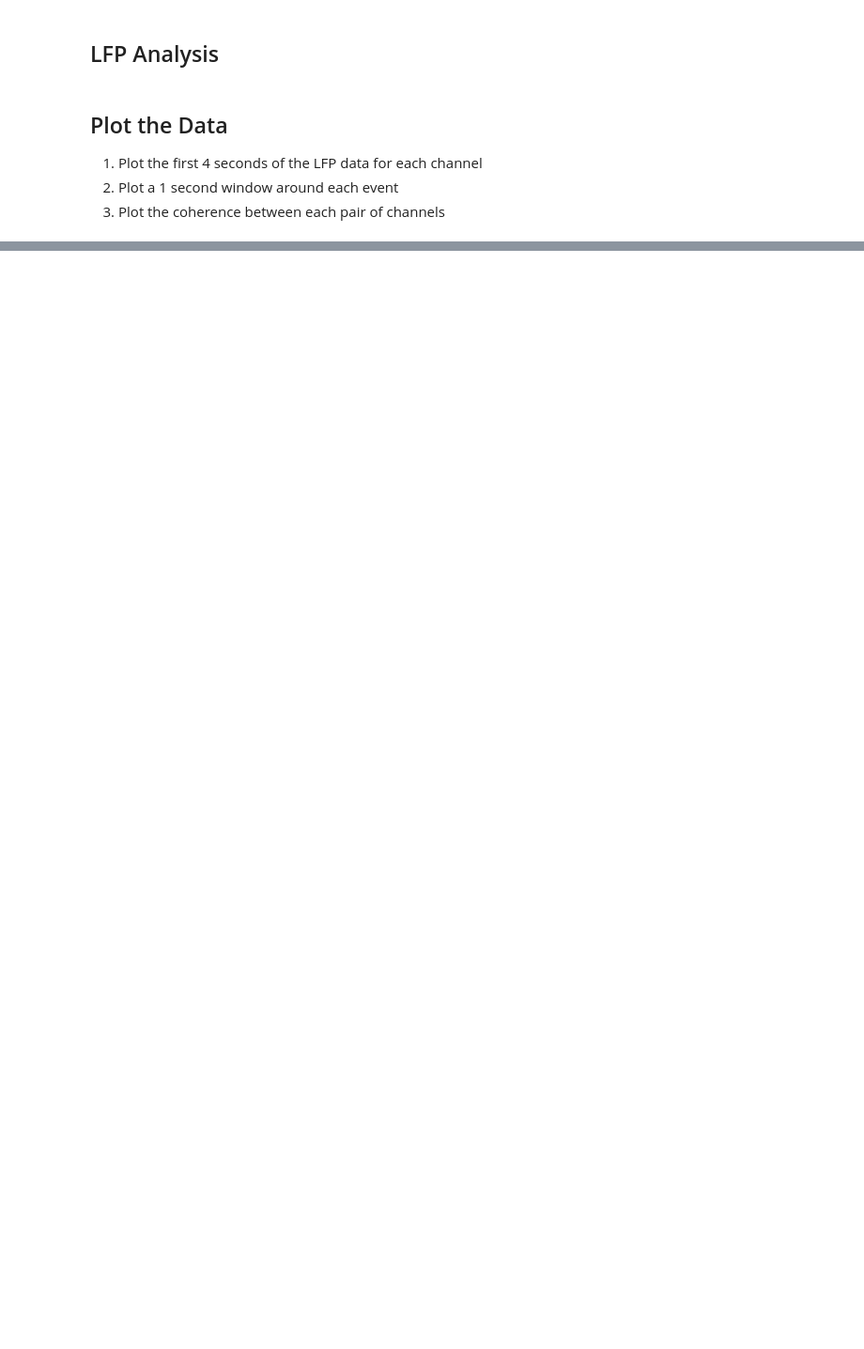
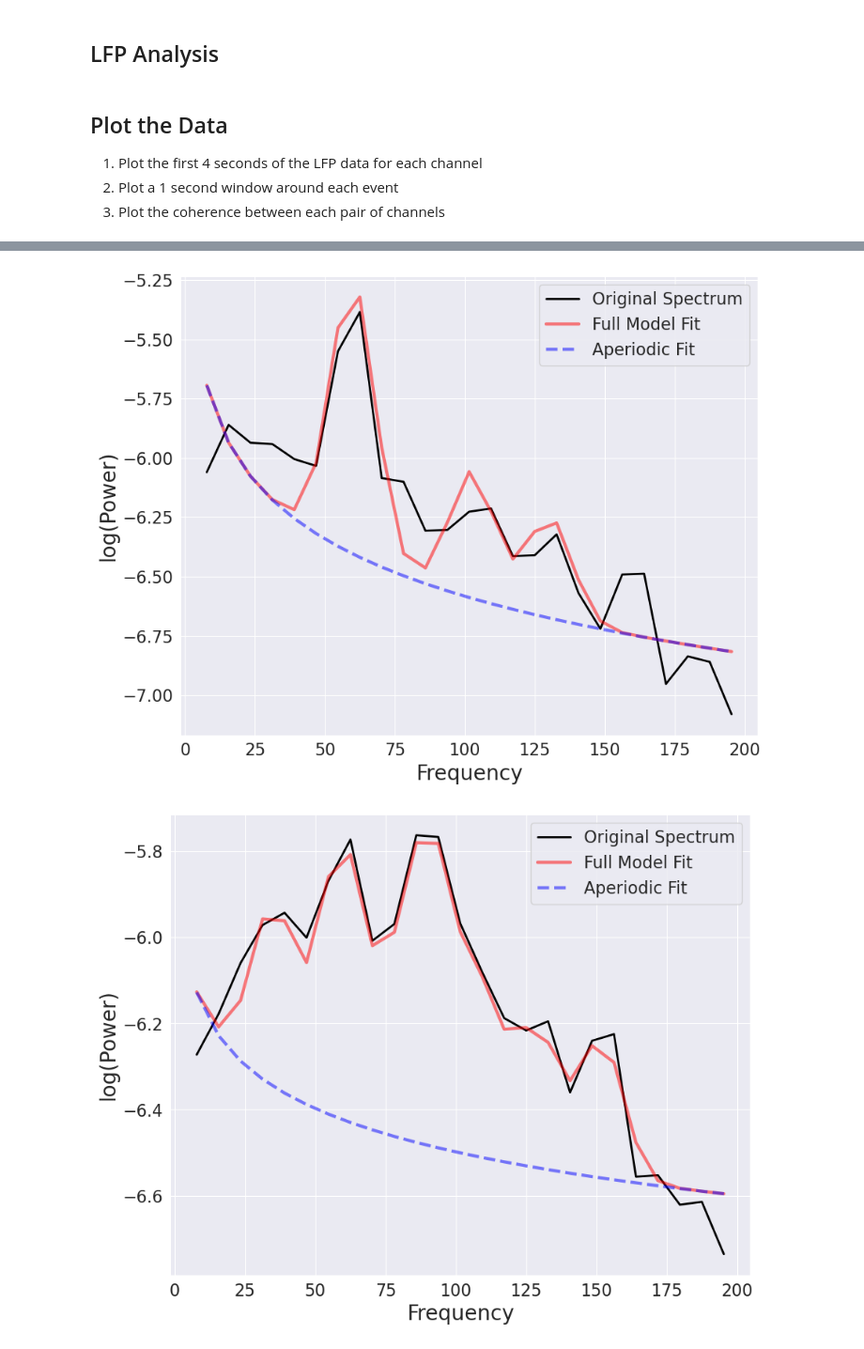
Before and after one commit to FlynnOConnell/cpl_pipeline, a Jupyter notebook: nb/lfp.ipynb, the cells around one changed output, grey strips where cells are left out. Shown at 94% size. Drawn from its saved outputs; the diff is of its cells as text; code cells hidden in the pictures; blank space fills up the shorter version.

```diff
--- a/nb/lfp.ipynb
+++ b/nb/lfp.ipynb
@@ -231,0 +243,38 @@ plt.show()
+# %%
+import random
+import string
+# Power spectrums
+from scipy.signal import welch
+
+freq_windows = windows[:7]
+# Initialize a dictionary to hold FOOOF models for each channel
+fooof_models = {}
+
+for wind in freq_windows:
+    random_string = ''.join(random.choices(string.ascii_uppercase + string.digits, k=10))
+    lfp_signal = wind
+
+    # Compute the Power Spectral Density (PSD)
+    frequencies, psd_values = welch(lfp_signal, fs=lfp.fs)
+
+    # Slice frequencies and PSD values for 1-50Hz
+    idx_start = np.where(frequencies >= 1)[0][0]
+    idx_end = np.where(frequencies <= 200)[0][-1]
+    frequencies = frequencies[idx_start:idx_end+1]
+    psd_values = psd_values[idx_start:idx_end+1]
+
+    # Calculate peak width limits
+    peak_width_limits = [2 * (frequencies[1] - frequencies[0]), 16]  # Increased upper limit
+
+    # Initialize FOOOF model
+    fm = FOOOF(peak_width_limits=peak_width_limits)
+
+    # Fit FOOOF model
+    fm.fit(frequencies, psd_values)
+    fooof_models[random_string] = fm
+
+    # Plot
+    fm.plot()
+# %% [output]
+[figure, added]
+[figure, added]
```
Also changed, not shown: parts of 4 cells of this notebook, 2 other files.
